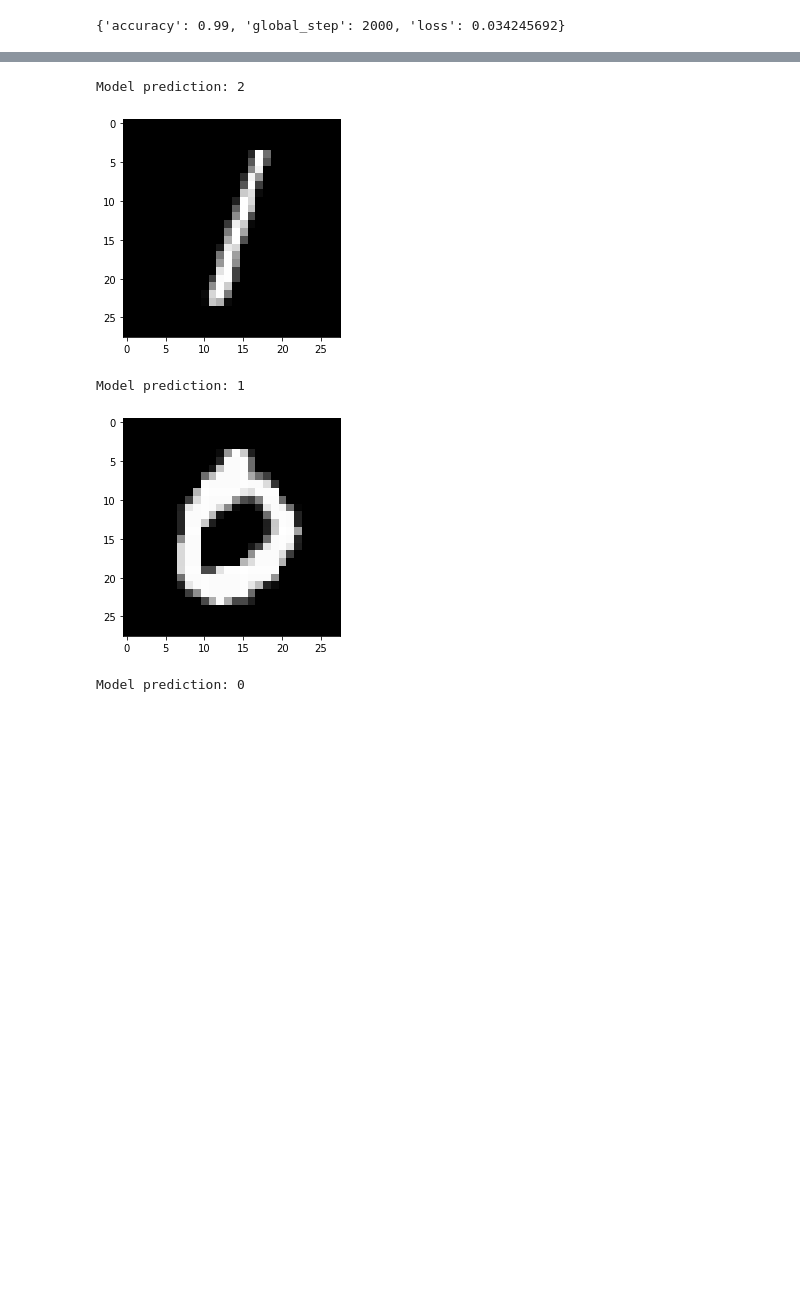
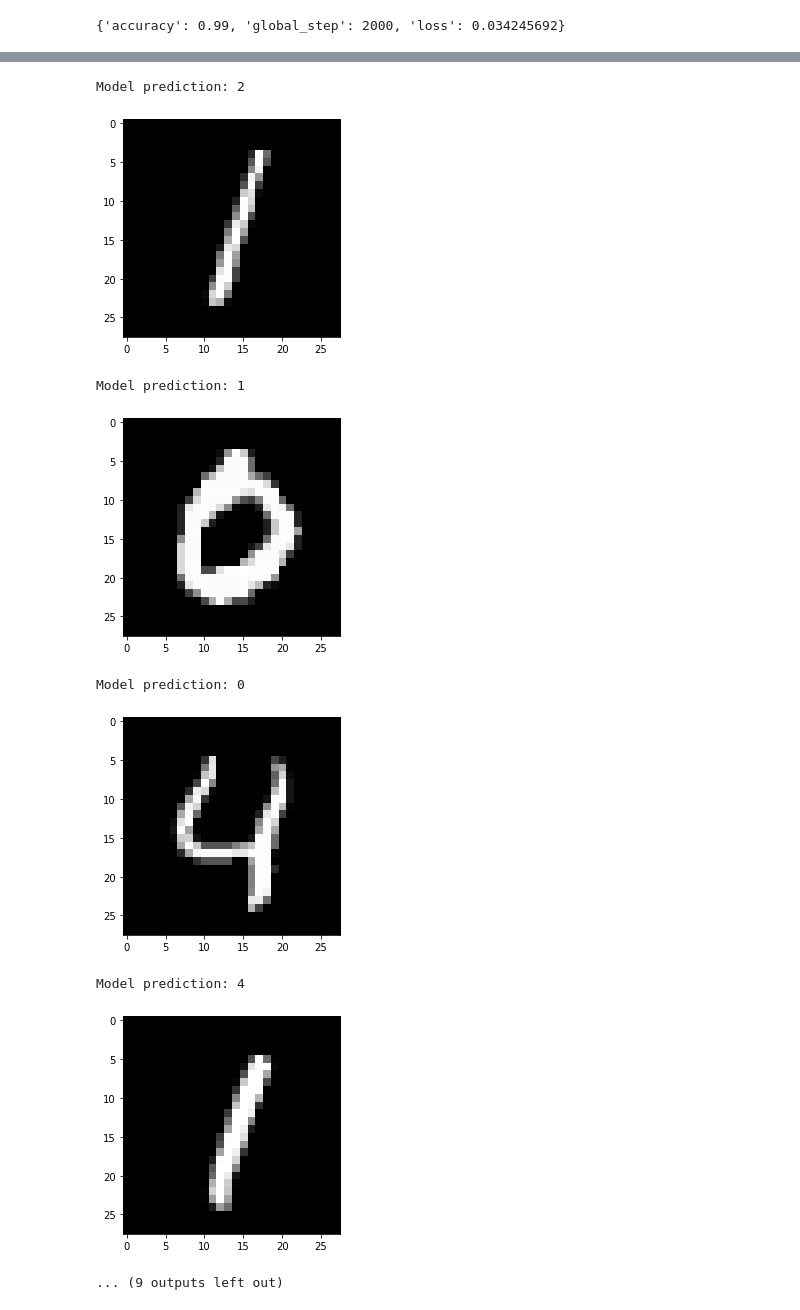
Before and after one commit to barrosm/DeepLearningExamples, a Jupyter notebook: convu1.ipynb, the cells around one changed output, grey strips where cells are left out. Drawn from its saved outputs; the diff is of its cells as text; code cells hidden in the pictures; blank space fills up the shorter version.

```diff
--- a/convu1.ipynb
+++ b/convu1.ipynb
@@ -215,32 +215,36 @@ INFO:tensorflow:Saving 'checkpoint_path' summary for global step 2000: /tmp/tmp4
 {'accuracy': 0.99, 'global_step': 2000, 'loss': 0.034245692}
 # %%
 # Predict single images
-n_images = 4
+n_images = 10
 # Get images from test set
 test_images = mnist.test.images[:n_images]
 # Prepare the input data
 input_fn = tf.estimator.inputs.numpy_input_fn(
     x={'images': test_images}, shuffle=False)
 # Use the model to predict the images class
 preds = list(model.predict(input_fn))
 
 # Display
 for i in range(n_images):
     plt.imshow(np.reshape(test_images[i], [28, 28]), cmap='gray')
     plt.show()
     print("Model prediction:", preds[i])
 # %% [output]
 INFO:tensorflow:Calling model_fn.
 INFO:tensorflow:Done calling model_fn.
 INFO:tensorflow:Graph was finalized.
 INFO:tensorflow:Restoring parameters from /tmp/tmp4z3tb36e/model.ckpt-2000
 INFO:tensorflow:Running local_init_op.
 INFO:tensorflow:Done running local_init_op.
 [figure]
 Model prediction: 7
 [figure]
 Model prediction: 2
 [figure]
 Model prediction: 1
 [figure]
 Model prediction: 0
+[figure, added]
+Model prediction: 4
+[figure, added]
+... (9 outputs left out)
```
